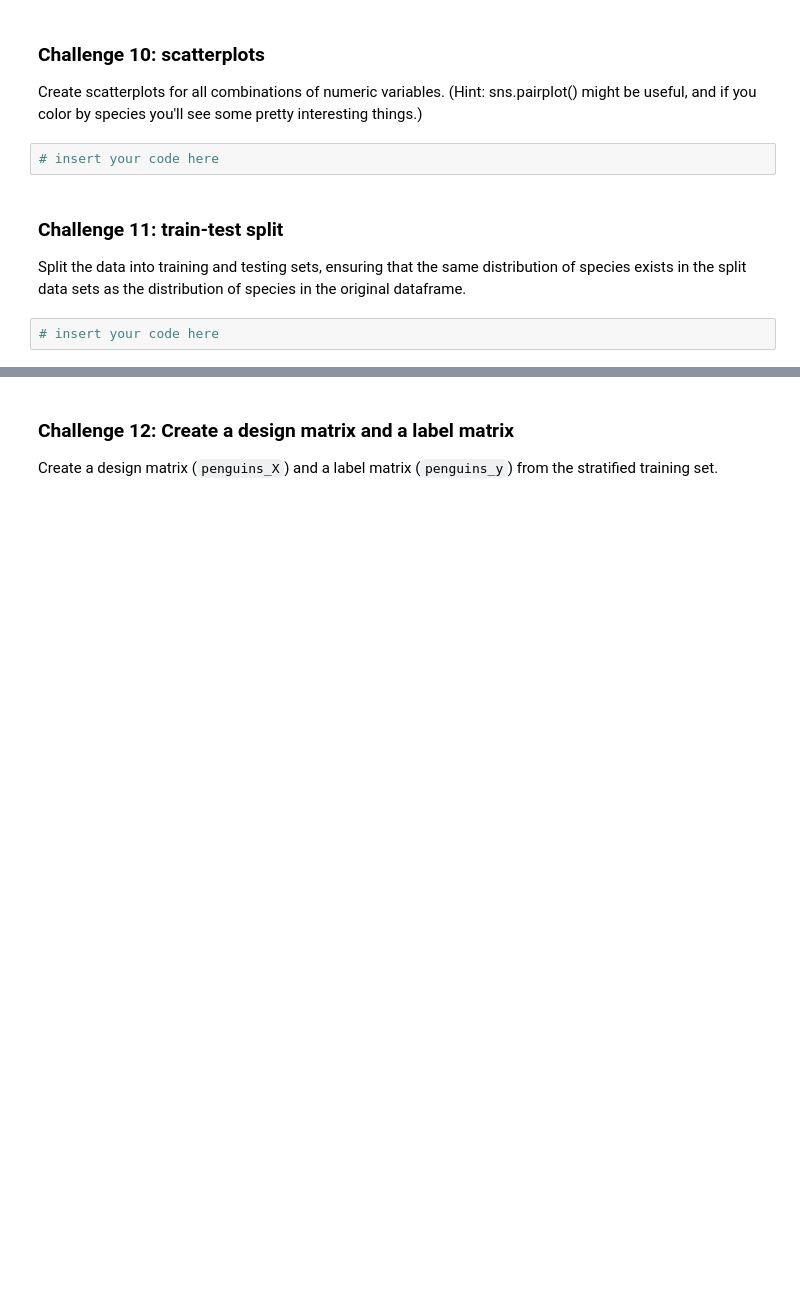
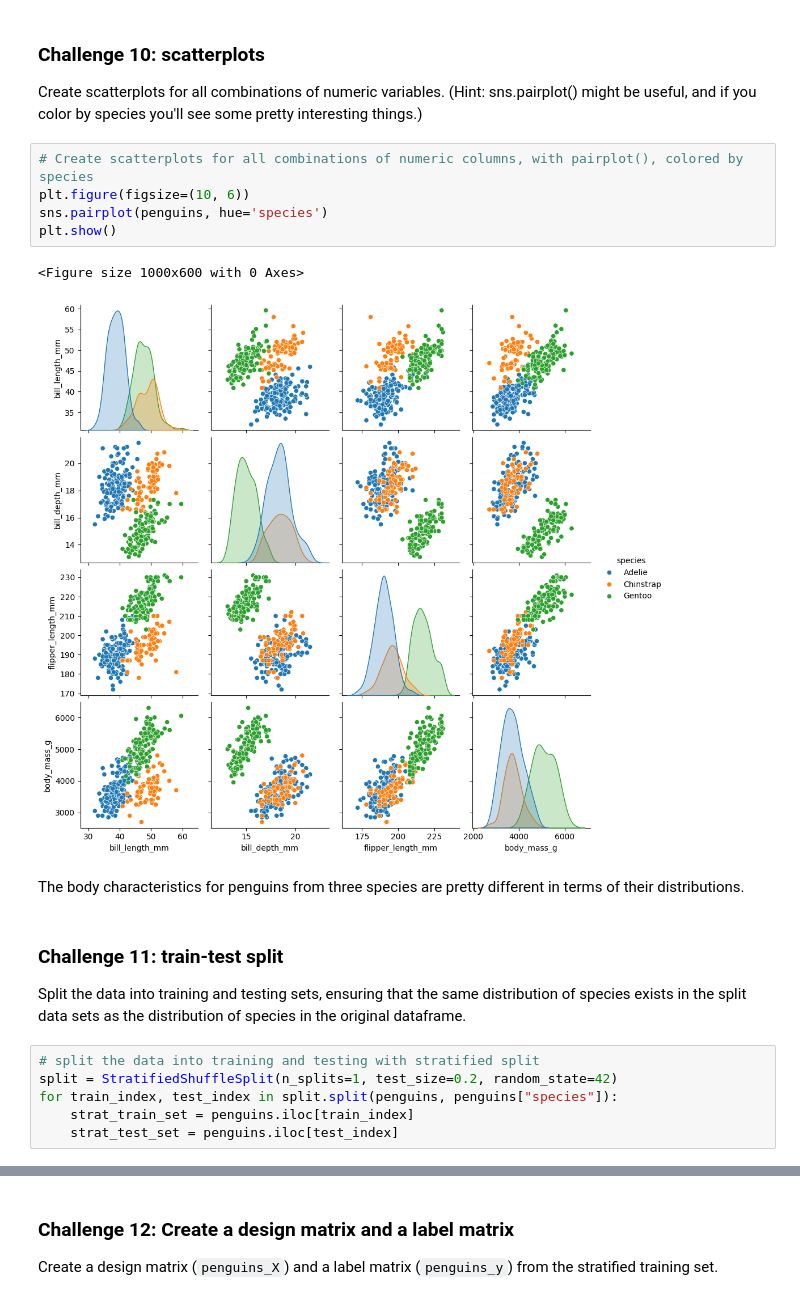
Before and after one commit to NakaFrozn/SI618, a Jupyter notebook: inclass/SI_618_Day_08_Intro_to_Machine_Learning_Inclass.ipynb, the cells around one changed output, grey strips where cells are left out. Saved outputs shown, nothing was run; the diff lists cells and outputs as text; blank space fills up the shorter version.

```diff
--- a/inclass/SI_618_Day_08_Intro_to_Machine_Learning_Inclass.ipynb
+++ b/inclass/SI_618_Day_08_Intro_to_Machine_Learning_Inclass.ipynb
@@ -409,10 +873,22 @@ Use .value_counts() to get a sense of the distribution of categorical variables.
 # %% [markdown]
 ### Challenge 10: scatterplots
 Create scatterplots for all combinations of numeric variables. (Hint: sns.pairplot() might be useful, and if you color by species you'll see some pretty interesting things.)
-# %%
-# insert your code here
+# %%
+# Create scatterplots for all combinations of numeric columns, with pairplot(), colored by species
+plt.figure(figsize=(10, 6))
+sns.pairplot(penguins, hue='species')
+plt.show()
+# %% [output]
+<Figure size 1000x600 with 0 Axes>
+[figure, added]
+# %% [markdown]
+The body characteristics for penguins from three species are pretty different in terms of their distributions.
 # %% [markdown]
 ### Challenge 11: train-test split
 Split the data into training and testing sets, ensuring that the same distribution of species exists in the split data sets as the distribution of species in the original dataframe.
-# %%
-# insert your code here
+# %%
+# split the data into training and testing with stratified split
+split = StratifiedShuffleSplit(n_splits=1, test_size=0.2, random_state=42)
+for train_index, test_index in split.split(penguins, penguins["species"]):
+    strat_train_set = penguins.iloc[train_index]
+    strat_test_set = penguins.iloc[test_index]
```
Also changed, not shown: parts of 100 cells of this notebook, 4 other files.
